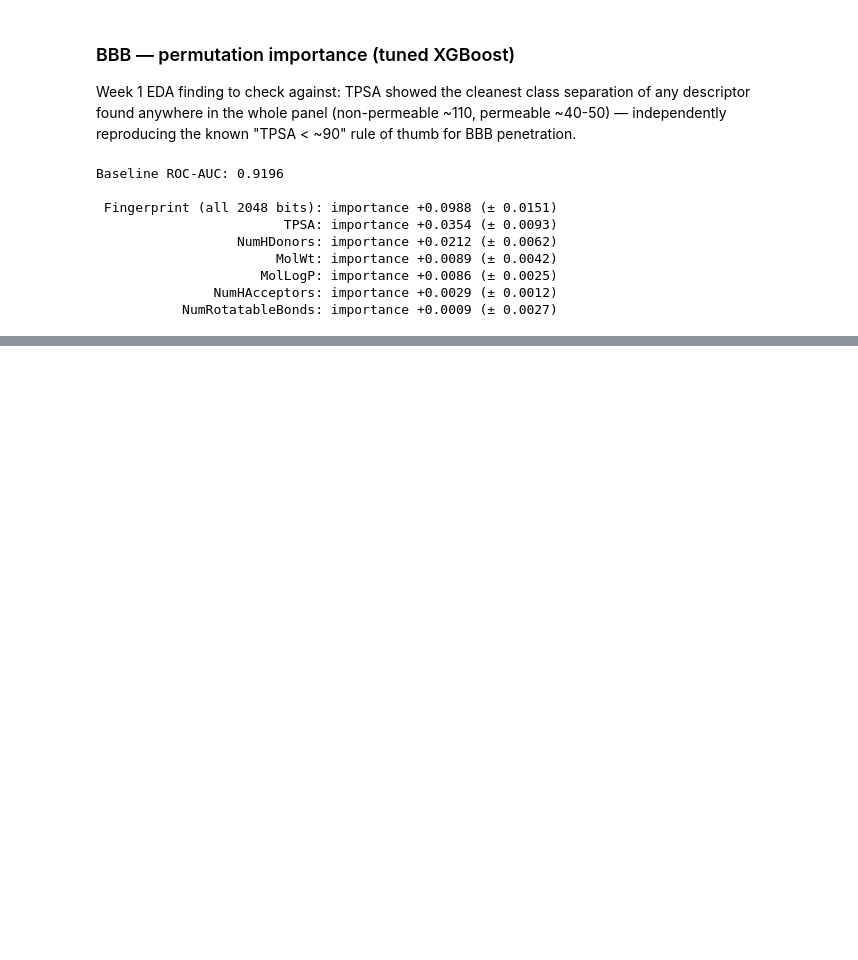
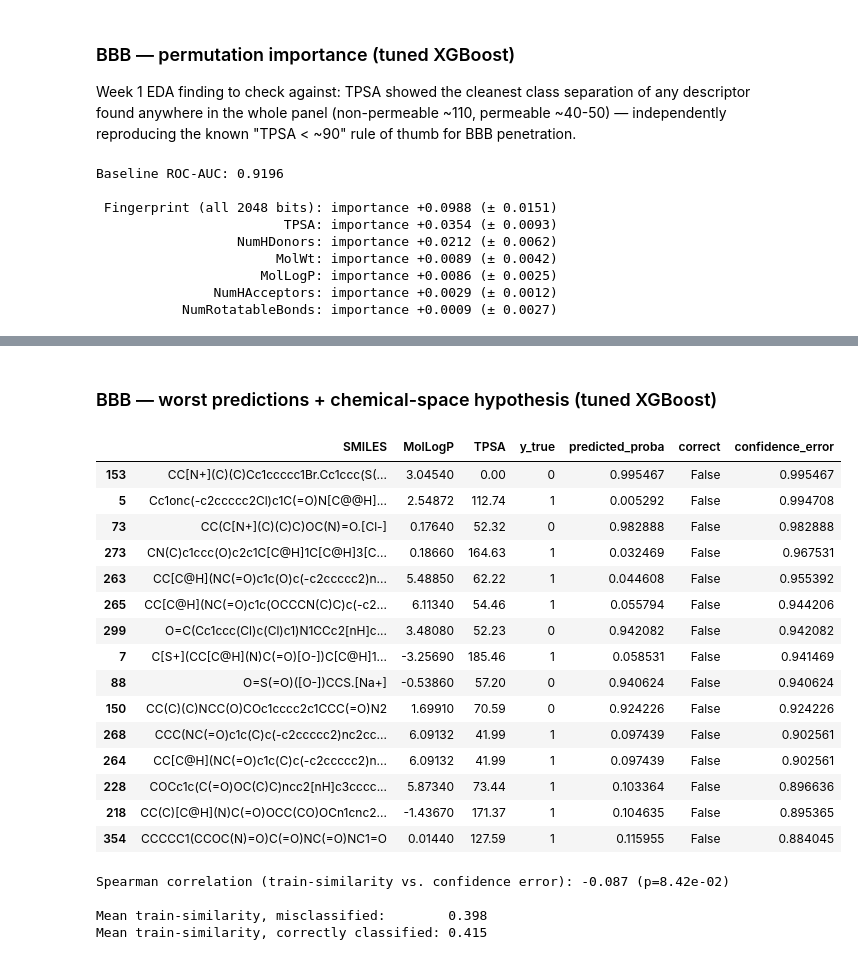
Before and after one commit to tuhinc5203/admet-property-prediction, a Jupyter notebook: Model_Improvement.ipynb, the cells around one changed output, grey strips where cells are left out. Cells and saved outputs as stored; diff of their text form; code cells hidden in the pictures; blank space fills up the shorter version.

```diff
--- a/Model_Improvement.ipynb
+++ b/Model_Improvement.ipynb
@@ -778,0 +851,52 @@ Baseline ROC-AUC: 0.9196
+# %% [markdown]
+### BBB — worst predictions + chemical-space hypothesis (tuned XGBoost)
+# %%
+bbb_model = xgb_bbb_search.best_estimator_
+bbb_proba = bbb_model.predict_proba(X_bbb_test)[:, 1]
+bbb_pred = (bbb_proba >= 0.5).astype(int)
+bbb_correct = (bbb_pred == y_bbb_test)
+
+# "Confidence error": distance from the correct answer -- 0 for a confident
+# correct call, close to 1 for a confident wrong call.
+bbb_conf_error = np.where(y_bbb_test == 1, 1 - bbb_proba, bbb_proba)
+
+bbb_fail_df = pd.DataFrame({
+    'SMILES': bbb_test_df['Drug'].values,
+    'MolLogP': X_bbb_test['MolLogP'].values,
+    'TPSA': X_bbb_test['TPSA'].values,
+    'y_true': y_bbb_test,
+    'predicted_proba': bbb_proba,
+    'correct': bbb_correct,
+    'confidence_error': bbb_conf_error,
+})
+bbb_fail_df.sort_values('confidence_error', ascending=False).head(15)
+# %% [output]
+|  | SMILES | MolLogP | TPSA | y_true | predicted_proba | correct | confidence_error |
+| 153 | CC[N+](C)(C)Cc1ccccc1Br.Cc1ccc(S(... | 3.04540 | 0.00 | 0 | 0.995467 | False | 0.995467 |
+| 5 | Cc1onc(-c2ccccc2Cl)c1C(=O)N[C@@H]... | 2.54872 | 112.74 | 1 | 0.005292 | False | 0.994708 |
+| 73 | CC(C[N+](C)(C)C)OC(N)=O.[Cl-] | 0.17640 | 52.32 | 0 | 0.982888 | False | 0.982888 |
+| 273 | CN(C)c1ccc(O)c2c1C[C@H]1C[C@H]3[C... | 0.18660 | 164.63 | 1 | 0.032469 | False | 0.967531 |
+| 263 | CC[C@H](NC(=O)c1c(O)c(-c2ccccc2)n... | 5.48850 | 62.22 | 1 | 0.044608 | False | 0.955392 |
+| 265 | CC[C@H](NC(=O)c1c(OCCCN(C)C)c(-c2... | 6.11340 | 54.46 | 1 | 0.055794 | False | 0.944206 |
+| 299 | O=C(Cc1ccc(Cl)c(Cl)c1)N1CCc2[nH]c... | 3.48080 | 52.23 | 0 | 0.942082 | False | 0.942082 |
+| 7 | C[S+](CC[C@H](N)C(=O)[O-])C[C@H]1... | -3.25690 | 185.46 | 1 | 0.058531 | False | 0.941469 |
+| 88 | O=S(=O)([O-])CCS.[Na+] | -0.53860 | 57.20 | 0 | 0.940624 | False | 0.940624 |
+| 150 | CC(C)(C)NCC(O)COc1cccc2c1CCC(=O)N2 | 1.69910 | 70.59 | 0 | 0.924226 | False | 0.924226 |
+| 268 | CCC(NC(=O)c1c(C)c(-c2ccccc2)nc2cc... | 6.09132 | 41.99 | 1 | 0.097439 | False | 0.902561 |
+| 264 | CC[C@H](NC(=O)c1c(C)c(-c2ccccc2)n... | 6.09132 | 41.99 | 1 | 0.097439 | False | 0.902561 |
+| 228 | COCc1c(C(=O)OC(C)C)ncc2[nH]c3cccc... | 5.87340 | 73.44 | 1 | 0.103364 | False | 0.896636 |
+| 218 | CC(C)[C@H](N)C(=O)OCC(CO)OCn1cnc2... | -1.43670 | 171.37 | 1 | 0.104635 | False | 0.895365 |
+| 354 | CCCCC1(CCOC(N)=O)C(=O)NC(=O)NC1=O | 0.01440 | 127.59 | 1 | 0.115955 | False | 0.884045 |
+# %%
+bbb_nn_sim = nn_tanimoto_similarity(X_bbb_test[bbb_fp_cols], X_bbb_train[bbb_fp_cols])
+
+corr, pval = spearmanr(bbb_nn_sim, bbb_conf_error)
+print(f"Spearman correlation (train-similarity vs. confidence error): {corr:.3f} (p={pval:.2e})")
+
+print(f"\nMean train-similarity, misclassified:        {bbb_nn_sim[~bbb_correct].mean():.3f}")
+print(f"Mean train-similarity, correctly classified: {bbb_nn_sim[bbb_correct].mean():.3f}")
+# %% [output]
+Spearman correlation (train-similarity vs. confidence error): -0.087 (p=8.42e-02)
+
+Mean train-similarity, misclassified:        0.398
+Mean train-similarity, correctly classified: 0.415
```
Also changed, not shown: parts of 6 cells of this notebook, 2 other files.
